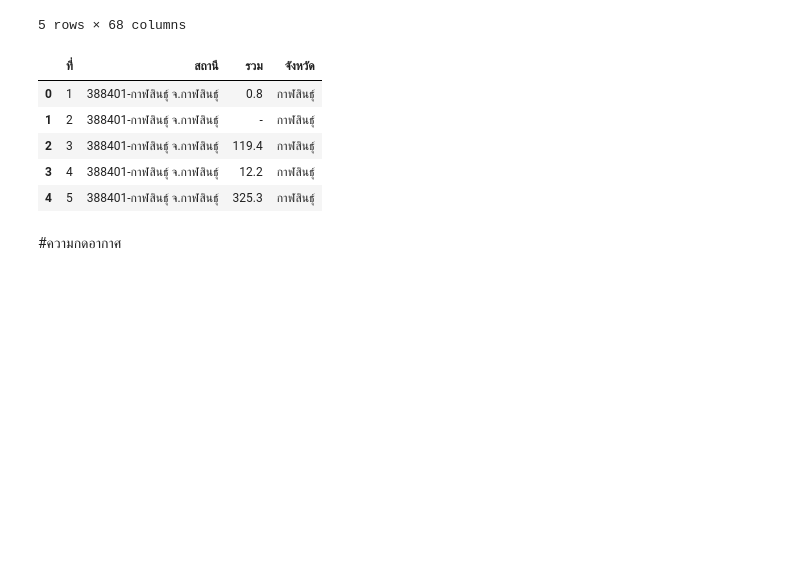
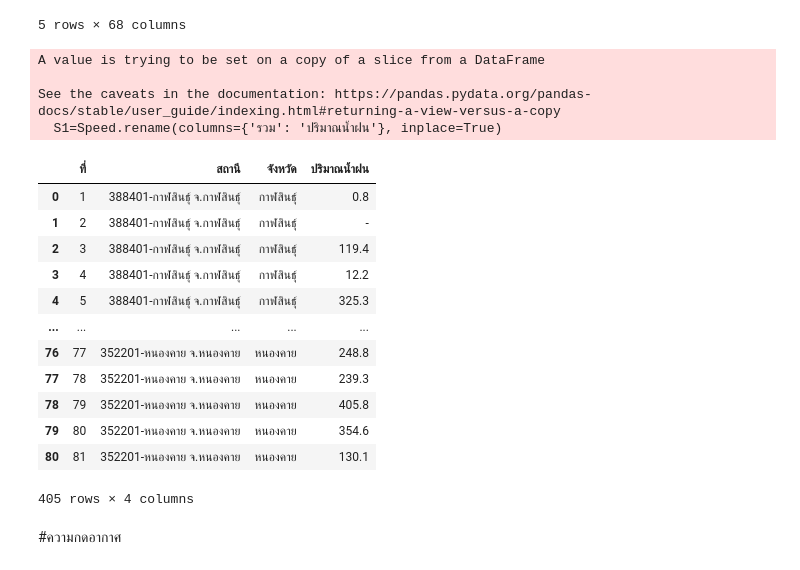
Before and after one commit to SasiwimonV/Basicprog_DataViz65, a Jupyter notebook: ข้อมูลอุตุ.ipynb, the cells around one changed output. Saved outputs shown, nothing was run; the diff lists cells and outputs as text; code cells hidden in the pictures; blank space fills up the shorter version.

```diff
--- a/ข้อมูลอุตุ.ipynb
+++ b/ข้อมูลอุตุ.ipynb
@@ -63,16 +63,30 @@ Speed.head()
 | 4 | 5 | 388401-กาฬสินธุ์ จ.กาฬสินธุ์ | 0 | 0 | 0 | - | 0 | 11.9 | 0 | 0 | ... | ... |
 5 rows × 68 columns
 # %%
-Speed = Speed[['ที่', 'สถานี', 'รวม','จังหวัด']]
+Speed = Speed[['ที่', 'สถานี','จังหวัด', 'รวม']]
+# %%
+S1=Speed.rename(columns={'รวม': 'ปริมาณน้ำฝน'}, inplace=True)
+# %% [output]
+A value is trying to be set on a copy of a slice from a DataFrame
+
+See the caveats in the documentation: https://pandas.pydata.org/pandas-docs/stable/user_guide/indexing.html#returning-a-view-versus-a-copy
+  S1=Speed.rename(columns={'รวม': 'ปริมาณน้ำฝน'}, inplace=True)
 # %%
-Speed.head()
+Speed
 # %% [output]
-|  | ที่ | สถานี | รวม | จังหวัด |
-| 0 | 1 | 388401-กาฬสินธุ์ จ.กาฬสินธุ์ | 0.8 | กาฬสินธุ์ |
-| 1 | 2 | 388401-กาฬสินธุ์ จ.กาฬสินธุ์ | - | กาฬสินธุ์ |
-| 2 | 3 | 388401-กาฬสินธุ์ จ.กาฬสินธุ์ | 119.4 | กาฬสินธุ์ |
-| 3 | 4 | 388401-กาฬสินธุ์ จ.กาฬสินธุ์ | 12.2 | กาฬสินธุ์ |
-| 4 | 5 | 388401-กาฬสินธุ์ จ.กาฬสินธุ์ | 325.3 | กาฬสินธุ์ |
+|  | ที่ | สถานี | จังหวัด | ปริมาณน้ำฝน |
+| 0 | 1 | 388401-กาฬสินธุ์ จ.กาฬสินธุ์ | กาฬสินธุ์ | 0.8 |
+| 1 | 2 | 388401-กาฬสินธุ์ จ.กาฬสินธุ์ | กาฬสินธุ์ | - |
+| 2 | 3 | 388401-กาฬสินธุ์ จ.กาฬสินธุ์ | กาฬสินธุ์ | 119.4 |
+| 3 | 4 | 388401-กาฬสินธุ์ จ.กาฬสินธุ์ | กาฬสินธุ์ | 12.2 |
+| 4 | 5 | 388401-กาฬสินธุ์ จ.กาฬสินธุ์ | กาฬสินธุ์ | 325.3 |
+| ... | ... | ... | ... | ... |
+| 76 | 77 | 352201-หนองคาย จ.หนองคาย | หนองคาย | 248.8 |
+| 77 | 78 | 352201-หนองคาย จ.หนองคาย | หนองคาย | 239.3 |
+| 78 | 79 | 352201-หนองคาย จ.หนองคาย | หนองคาย | 405.8 |
+| 79 | 80 | 352201-หนองคาย จ.หนองคาย | หนองคาย | 354.6 |
+| 80 | 81 | 352201-หนองคาย จ.หนองคาย | หนองคาย | 130.1 |
+405 rows × 4 columns
 # %% [markdown]
 #ความกดอากาศ
 # %%
```
Also changed, not shown: parts of 20 cells of this notebook.
